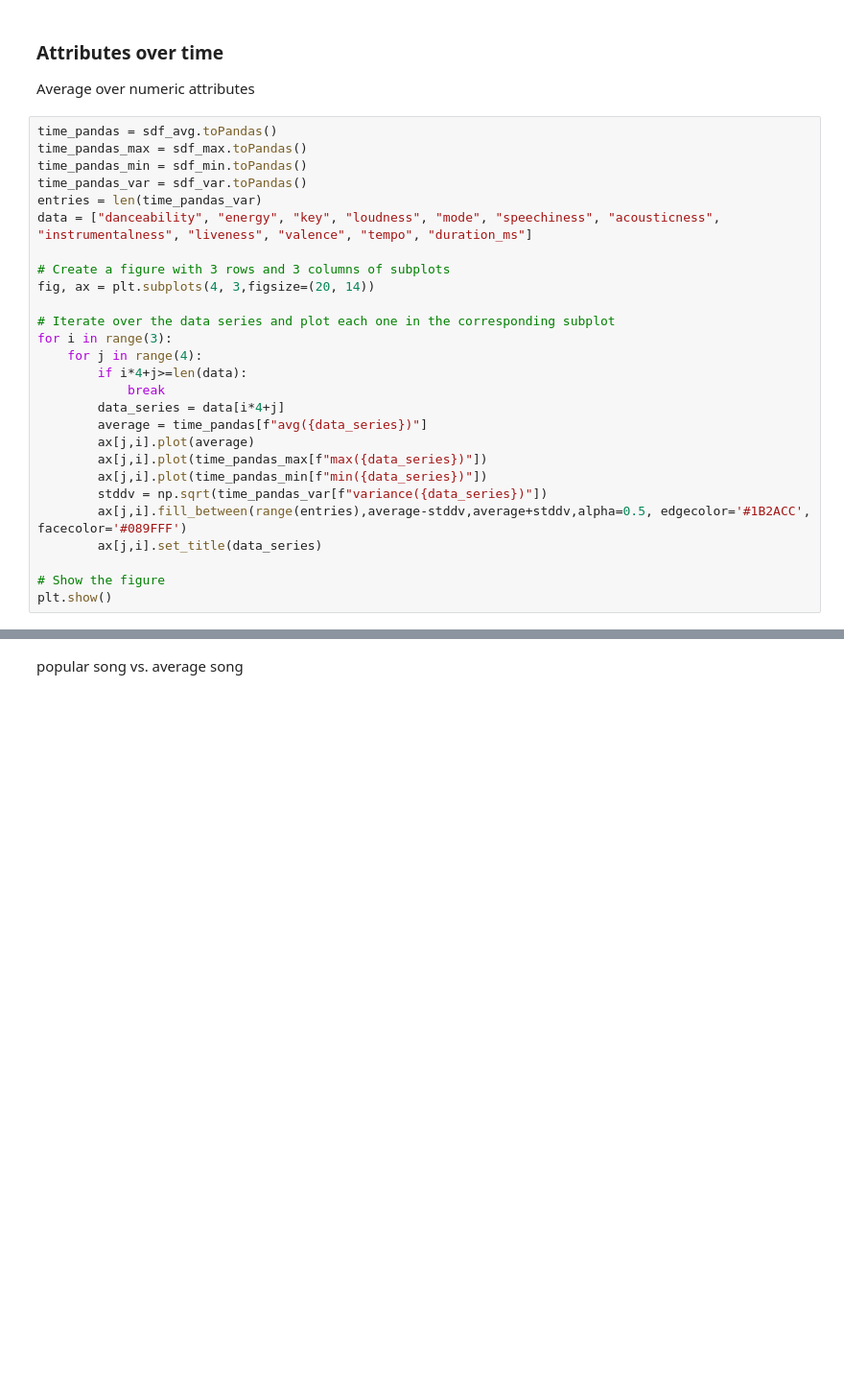
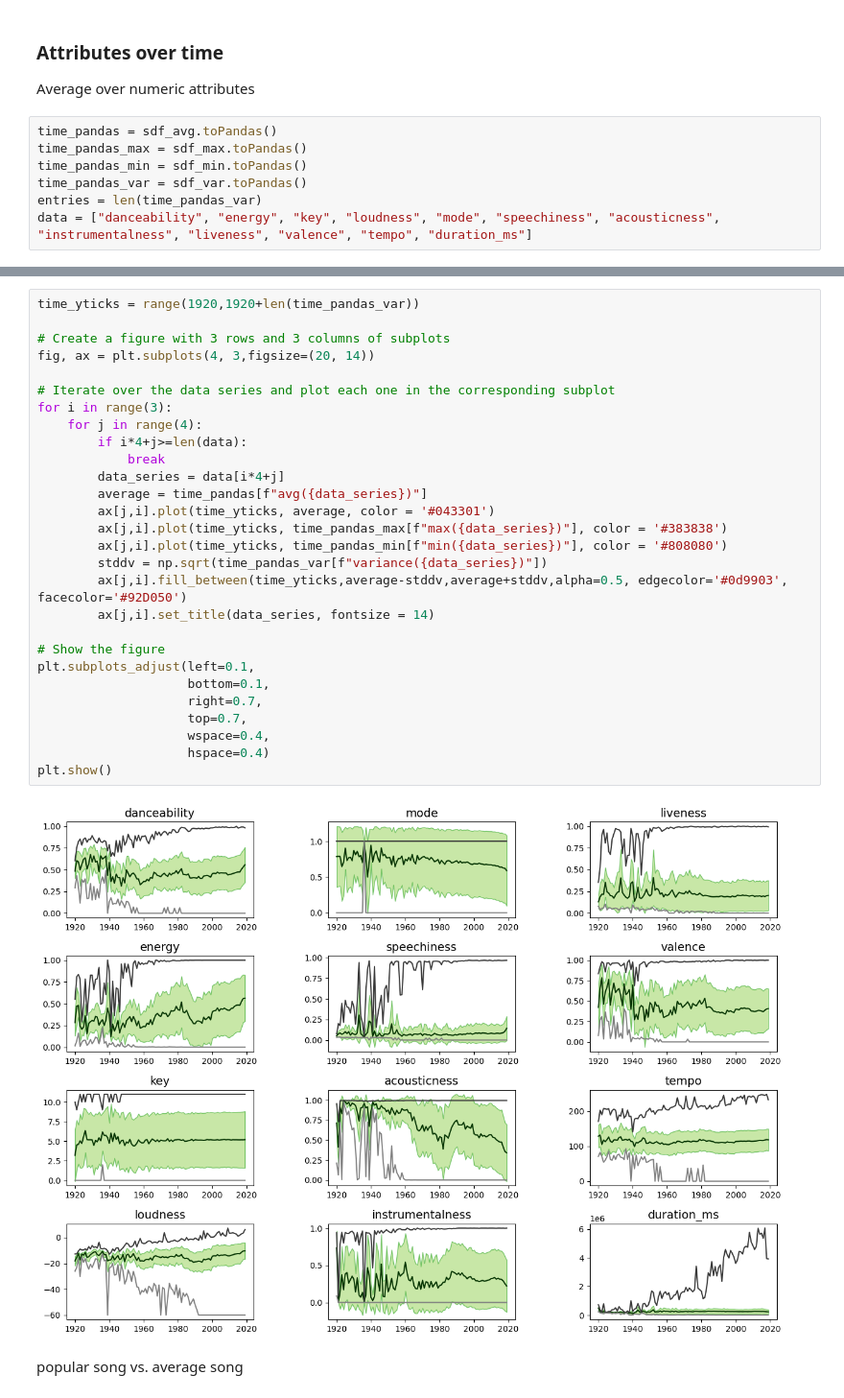
Before and after one commit to eric-kaufmann/spotify_analysis, a Jupyter notebook: analysis_pyspark.ipynb, the cells around one changed output, grey strips where cells are left out. Shown at 96% size. Cells and saved outputs as stored; diff of their text form; blank space fills up the shorter version.

```diff
--- a/analysis_pyspark.ipynb
+++ b/analysis_pyspark.ipynb
@@ -255,24 +247,4 @@ time_pandas_min = sdf_min.toPandas()
 time_pandas_var = sdf_var.toPandas()
 entries = len(time_pandas_var)
 data = ["danceability", "energy", "key", "loudness", "mode", "speechiness", "acousticness", "instrumentalness", "liveness", "valence", "tempo", "duration_ms"]
-
-# Create a figure with 3 rows and 3 columns of subplots
-fig, ax = plt.subplots(4, 3,figsize=(20, 14))
-
-# Iterate over the data series and plot each one in the corresponding subplot
-for i in range(3):
-    for j in range(4):
-        if i*4+j>=len(data):
-            break
-        data_series = data[i*4+j]
-        average = time_pandas[f"avg({data_series})"]
-        ax[j,i].plot(average)
-        ax[j,i].plot(time_pandas_max[f"max({data_series})"])
-        ax[j,i].plot(time_pandas_min[f"min({data_series})"])
-        stddv = np.sqrt(time_pandas_var[f"variance({data_series})"])
-        ax[j,i].fill_between(range(entries),average-stddv,average+stddv,alpha=0.5, edgecolor='#1B2ACC', facecolor='#089FFF')
-        ax[j,i].set_title(data_series)
-
-# Show the figure
-plt.show()
 # %% [output]
@@ -297,3 +303,33 @@ plt.show()
+# %%
+time_yticks = range(1920,1920+len(time_pandas_var))
+
+# Create a figure with 3 rows and 3 columns of subplots
+fig, ax = plt.subplots(4, 3,figsize=(20, 14))
+
+# Iterate over the data series and plot each one in the corresponding subplot
+for i in range(3):
+    for j in range(4):
+        if i*4+j>=len(data):
+            break
+        data_series = data[i*4+j]
+        average = time_pandas[f"avg({data_series})"]
+        ax[j,i].plot(time_yticks, average, color = '#043301')
+        ax[j,i].plot(time_yticks, time_pandas_max[f"max({data_series})"], color = '#383838')
+        ax[j,i].plot(time_yticks, time_pandas_min[f"min({data_series})"], color = '#808080')
+        stddv = np.sqrt(time_pandas_var[f"variance({data_series})"])
+        ax[j,i].fill_between(time_yticks,average-stddv,average+stddv,alpha=0.5, edgecolor='#0d9903', facecolor='#92D050')
+        ax[j,i].set_title(data_series, fontsize = 14)
+
+# Show the figure
+plt.subplots_adjust(left=0.1,
+                    bottom=0.1,
+                    right=0.7,
+                    top=0.7,
+                    wspace=0.4,
+                    hspace=0.4)
+plt.show()
+# %% [output]
+[figure, added]
 # %% [markdown]
 popular song vs. average song
 # %%
```
Also changed, not shown: parts of 5 cells of this notebook, 1 other file.
